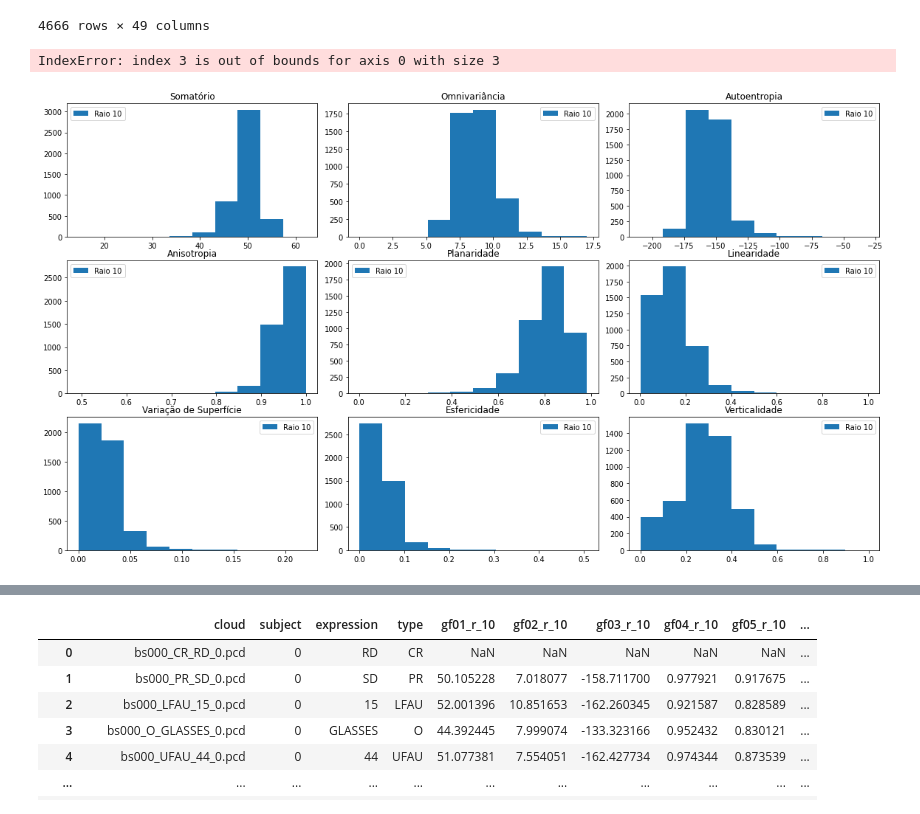
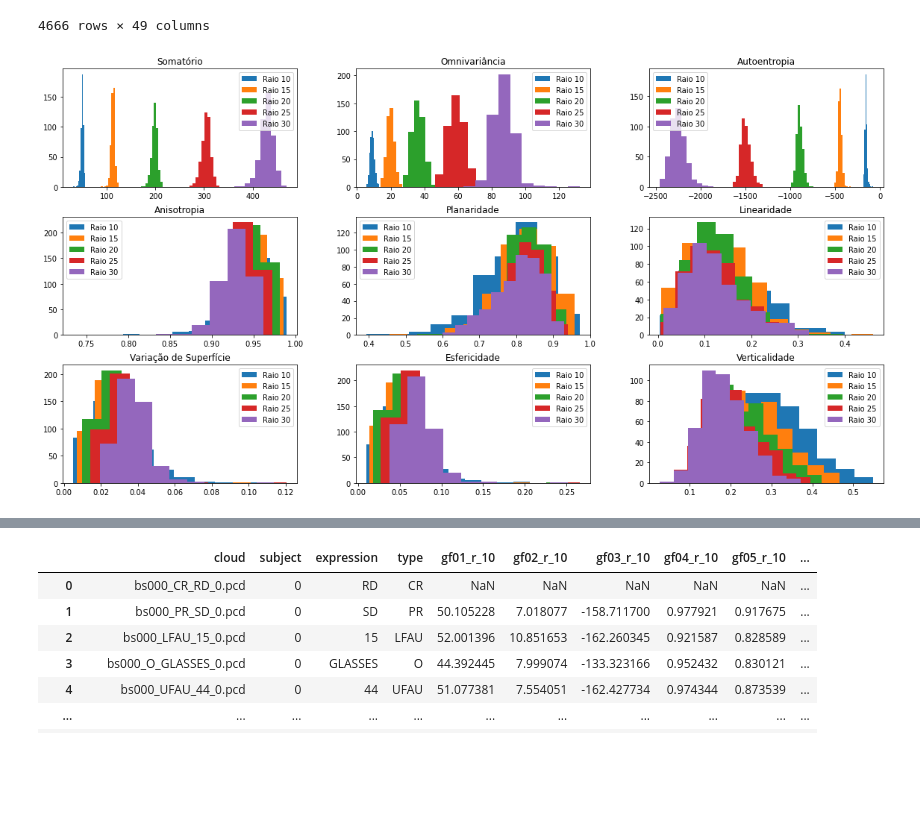
Before and after one commit to thalissonfelipe/landmarks, a Jupyter notebook: Análises da Features da Matriz de Covariância (Raios 10, 15, 20, 25, 30).ipynb, the cells around one changed output, grey strips where cells are left out. Saved outputs shown, nothing was run; the diff lists cells and outputs as text; code cells hidden in the pictures; blank space fills up the shorter version.

```diff
--- a/Análises da Features da Matriz de Covariância (Raios 10, 15, 20, 25, 30).ipynb
+++ b/Análises da Features da Matriz de Covariância (Raios 10, 15, 20, 25, 30).ipynb
@@ -7,9 +7,9 @@ from itertools import combinations
 
 plt.rcParams['figure.figsize'] = (16, 9)
 # %%
-df_le = pd.read_csv('covariance_features_left_eye_v2.csv', index_col=0)
-df_re = pd.read_csv('covariance_features_right_eye_v2.csv', index_col=0)
-df_nt = pd.read_csv('covariance_features_nose_tip_v2.csv', index_col=0)
+df_le = pd.read_csv('data/covariance_features_left_eye_v2.csv', index_col=0)
+df_re = pd.read_csv('data/covariance_features_right_eye_v2.csv', index_col=0)
+df_nt = pd.read_csv('data/covariance_features_nose_tip_v2.csv', index_col=0)
 # %%
 df_le
 # %% [output]
@@ -125,9 +125,9 @@ plot_histograms(df_nt, point_name='Nariz', radius=15)
 # %%
 def plot_histograms_together(df, columns=columns, title=''):
     colsNames = []
-    for i in range(len(columns)):
+    for i in range(len(features)):
         aux = []
-        for i in np.arange(i, len(columns), len(columns)):
+        for i in np.arange(i, len(columns), len(features)):
             aux.append(columns[i])
         colsNames.append(aux)
 
@@ -137,18 +137,11 @@ def plot_histograms_together(df, columns=columns, title=''):
 
     i, j = 0, 0 # refactor
     for index, col in enumerate(colsNames):
-#         arr = []
         for c in col:
-#             arr.append(df[c])
-#             df.hist(ax=axes[i, j], column=[column], bins=10)
-#         axes[i, j].hist([df['gf01_r_10'], df['gf01_r_15']], bins=10, label=labels, stacked=True)
-#             df.hist(ax=axes[i, j], column=[c], bins=10)
-#         axes[i, j].hist(arr, bins=10, label=labels, stacked=True)
             axes[i, j].hist(df[c], bins=10, alpha=1)
 
         axes[i, j].set_title(features[index])
         axes[i, j].legend(labels)
-#         df[col].plot.hist(bins=20, stacked=True, ax=axes[i, j], cumulative=True)
         j += 1
         if j == 3:
             i += 1
@@ -365,7 +356,7 @@ df_le = pd.read_csv('covariance_features_left_eye_v2.csv', index_col=0)
 # %% [markdown]
 ## Cantos externos dos olhos
 # %%
-df_ore = pd.read_csv('outer_right_eye.csv', index_col=0)
+df_ore = pd.read_csv('data/outer_right_eye.csv', index_col=0)
 df_ore
 # %% [output]
 |  | cloud | subject | expression | type | gf01_r_10 | gf02_r_10 | gf03_r_10 | gf04_r_10 | gf05_r_10 | ... |
@@ -381,9 +372,10 @@ df_ore
 | 4664 | bs104_PR_U_0.pcd | 104 | U | PR | 53.526974 | 9.195171 | -171.358337 | 0.959434 | 0.825226 | ... |
 | 4665 | bs104_CAU_A26A12lw_0.pcd | 104 | A26A12lw | CAU | 49.402878 | 10.672143 | -151.164124 | 0.914759 | 0.741941 | ... |
 4666 rows × 49 columns
+# %%
+df_ore_exp = df_ore.loc[df_ore['type'] == 'E']
 # %%
-plot_histograms_together(df_ore, columns=list(df_ore.columns)[4:], title='')
+plot_histograms_together(df_ore_exp, columns=list(df_ore_exp.columns)[4:], title='')
 # %% [output]
-IndexError: index 3 is out of bounds for axis 0 with size 3
-[figure, old version]
+[figure, new version]
 # %%
```
Also changed, not shown: parts of 12 cells of this notebook, 5 other files.
